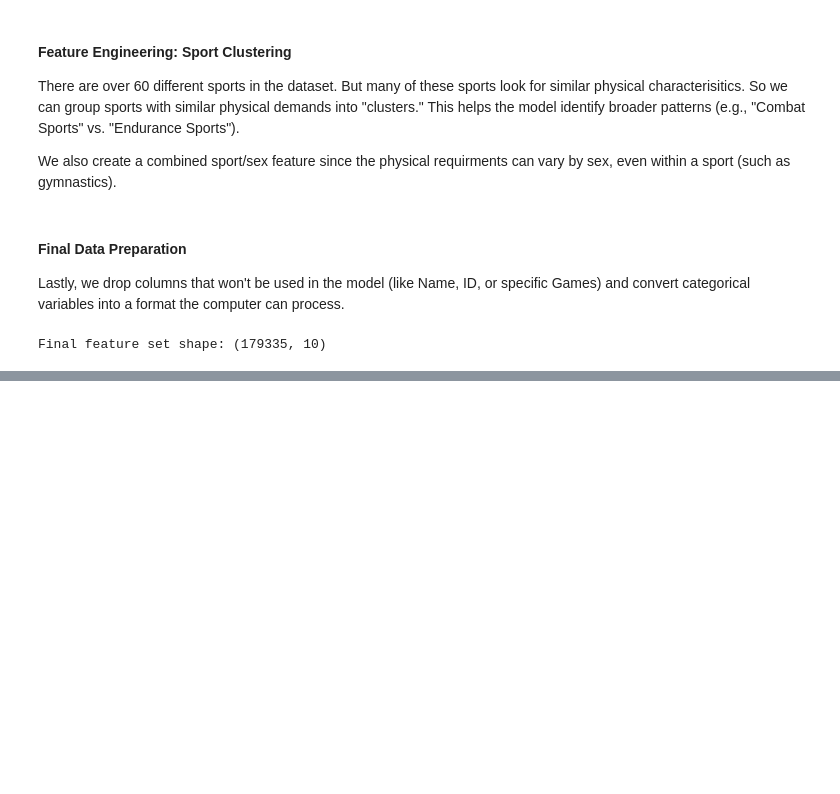
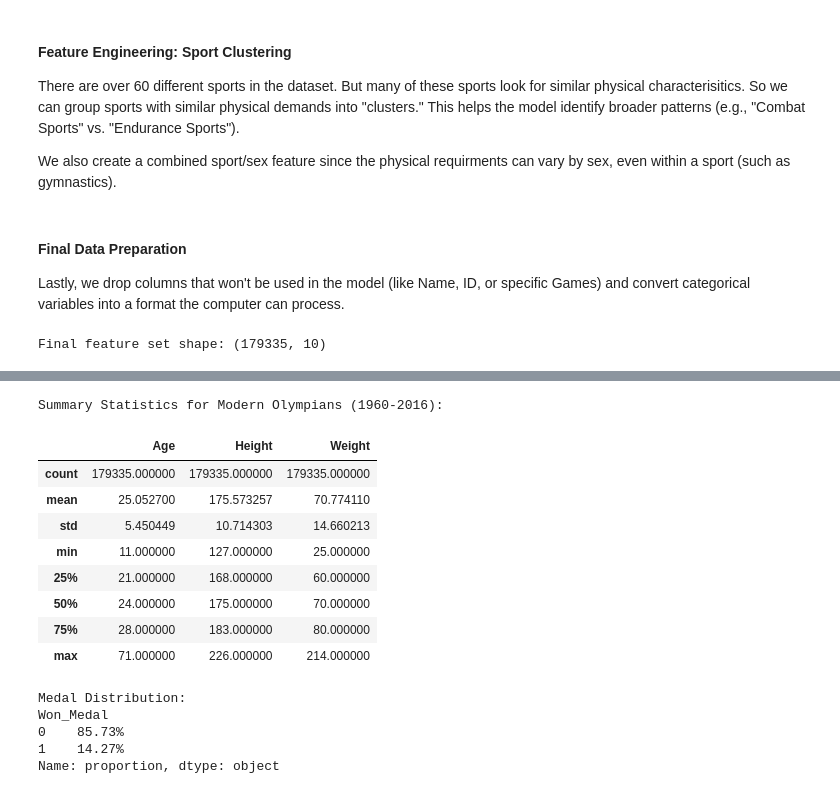
Before and after one commit to Michael-1898/OlympicsAnalysis_CMSC320, a Jupyter notebook: OlympicsAnalysis_Tutorial.ipynb, the cells around one changed output, grey strips where cells are left out. Saved outputs shown, nothing was run; the diff lists cells and outputs as text; code cells hidden in the pictures; blank space fills up the shorter version.

```diff
--- a/OlympicsAnalysis_Tutorial.ipynb
+++ b/OlympicsAnalysis_Tutorial.ipynb
@@ -118,0 +126,24 @@ Final feature set shape: (179335, 10)
+# %%
+# Displaying basic summary statistics for physical traits
+print("Summary Statistics for Modern Olympians (1960-2016):")
+display(modern_olympics[['Age', 'Height', 'Weight']].describe())
+
+# Checking the target variable distribution
+medal_counts = modern_olympics['Won_Medal'].value_counts(normalize=True) * 100
+print(f"\nMedal Distribution:\n{medal_counts.map('{:.2f}%'.format)}")
+# %% [output]
+Summary Statistics for Modern Olympians (1960-2016):
+|  | Age | Height | Weight |
+| count | 179335.000000 | 179335.000000 | 179335.000000 |
+| mean | 25.052700 | 175.573257 | 70.774110 |
+| std | 5.450449 | 10.714303 | 14.660213 |
+| min | 11.000000 | 127.000000 | 25.000000 |
+| 25% | 21.000000 | 168.000000 | 60.000000 |
+| 50% | 24.000000 | 175.000000 | 70.000000 |
+| 75% | 28.000000 | 183.000000 | 80.000000 |
+| max | 71.000000 | 226.000000 | 214.000000 |
+Medal Distribution:
+Won_Medal
+0    85.73%
+1    14.27%
+Name: proportion, dtype: object
```
Also changed, not shown: parts of 12 cells of this notebook.
